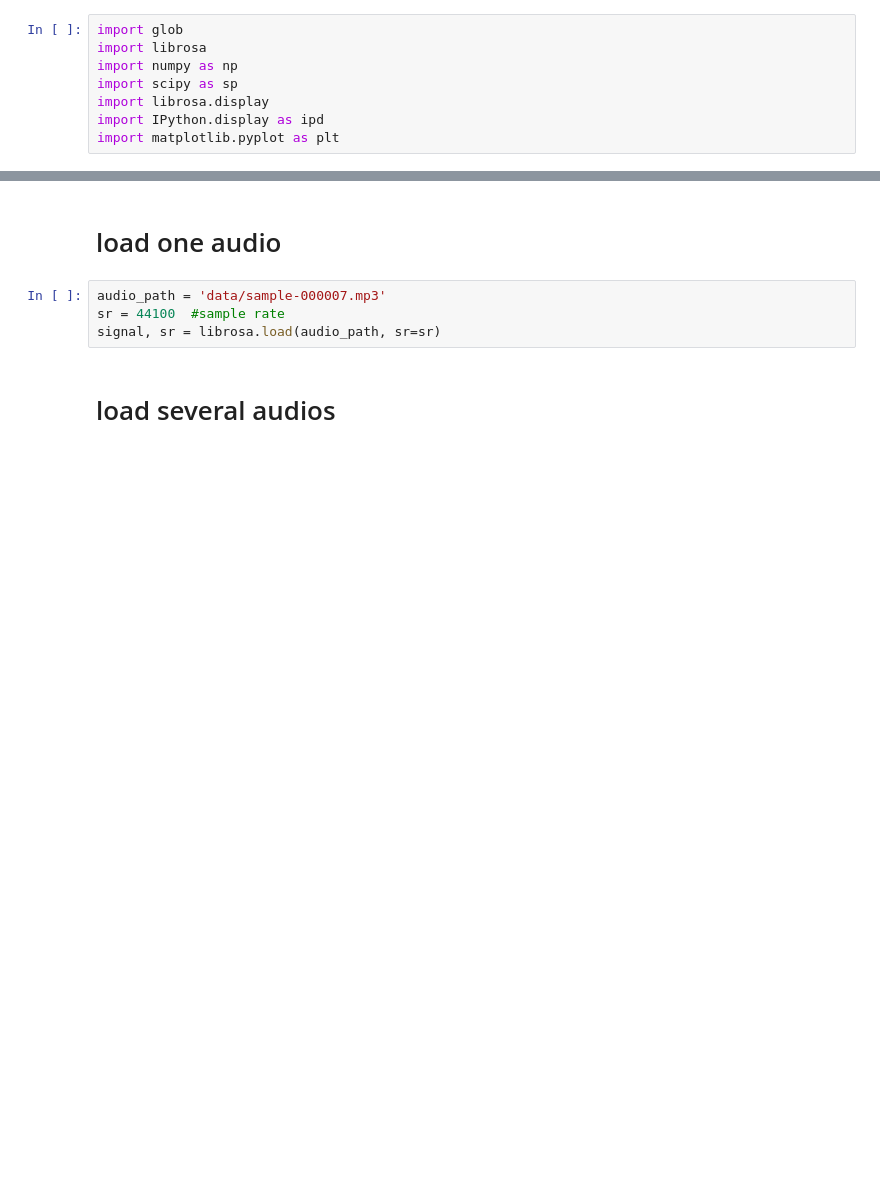
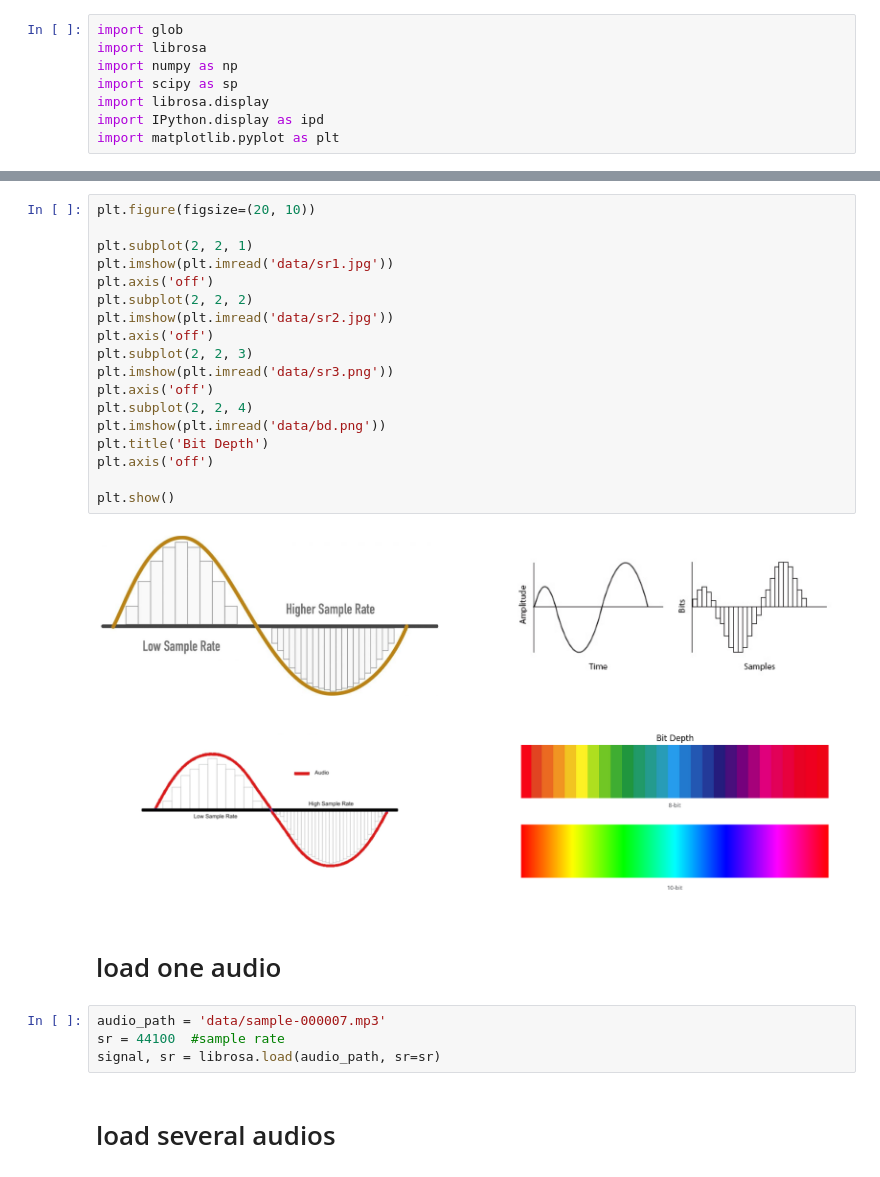
Before and after one commit to Amirreza-Zeraati/AudioSignalProcessingForML, a Jupyter notebook: AudioSignalProcessing.ipynb, the cells around one changed output, grey strips where cells are left out. Drawn from its saved outputs; the diff is of its cells as text; blank space fills up the shorter version.

```diff
--- a/AudioSignalProcessing.ipynb
+++ b/AudioSignalProcessing.ipynb
@@ -13,3 +29,23 @@ ipd.Audio('data/sample-000007.mp3')
+# %%
+plt.figure(figsize=(20, 10))
+
+plt.subplot(2, 2, 1)
+plt.imshow(plt.imread('data/sr1.jpg'))
+plt.axis('off')
+plt.subplot(2, 2, 2)
+plt.imshow(plt.imread('data/sr2.jpg'))
+plt.axis('off')
+plt.subplot(2, 2, 3)
+plt.imshow(plt.imread('data/sr3.png'))
+plt.axis('off')
+plt.subplot(2, 2, 4)
+plt.imshow(plt.imread('data/bd.png'))
+plt.title('Bit Depth')
+plt.axis('off')
+
+plt.show()
+# %% [output]
+[figure, added]
 # %% [markdown]
 # load one audio
 # %%
```
Also changed, not shown: parts of 2 cells of this notebook.
